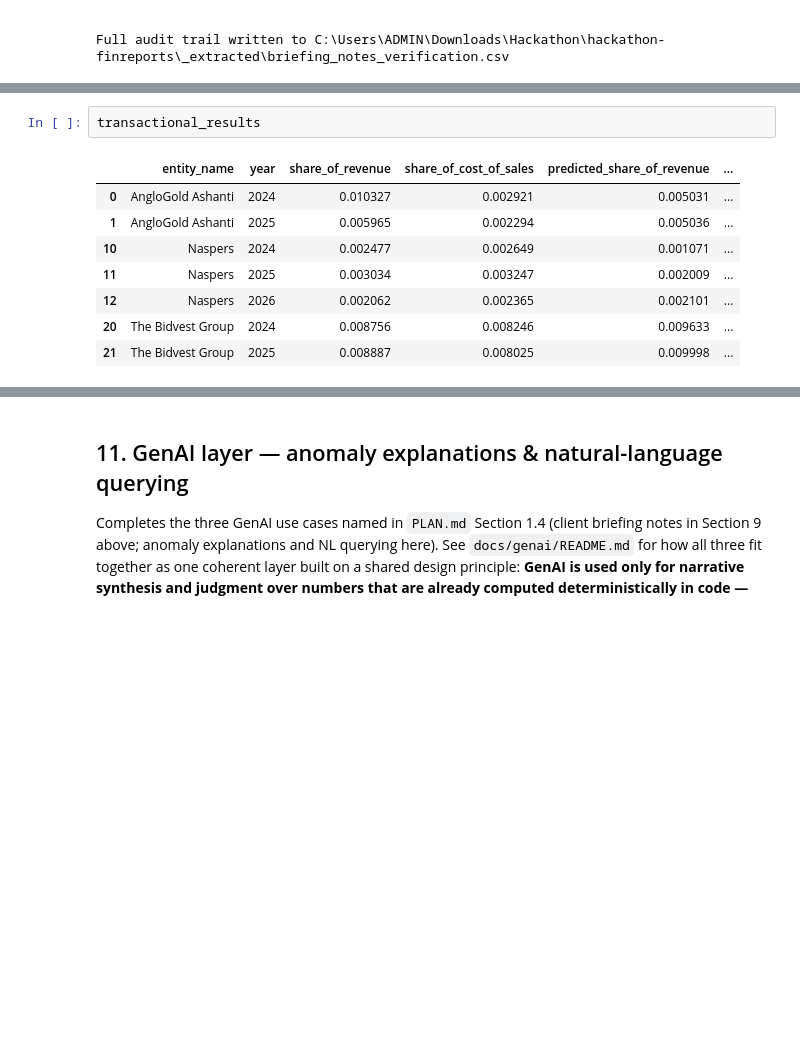
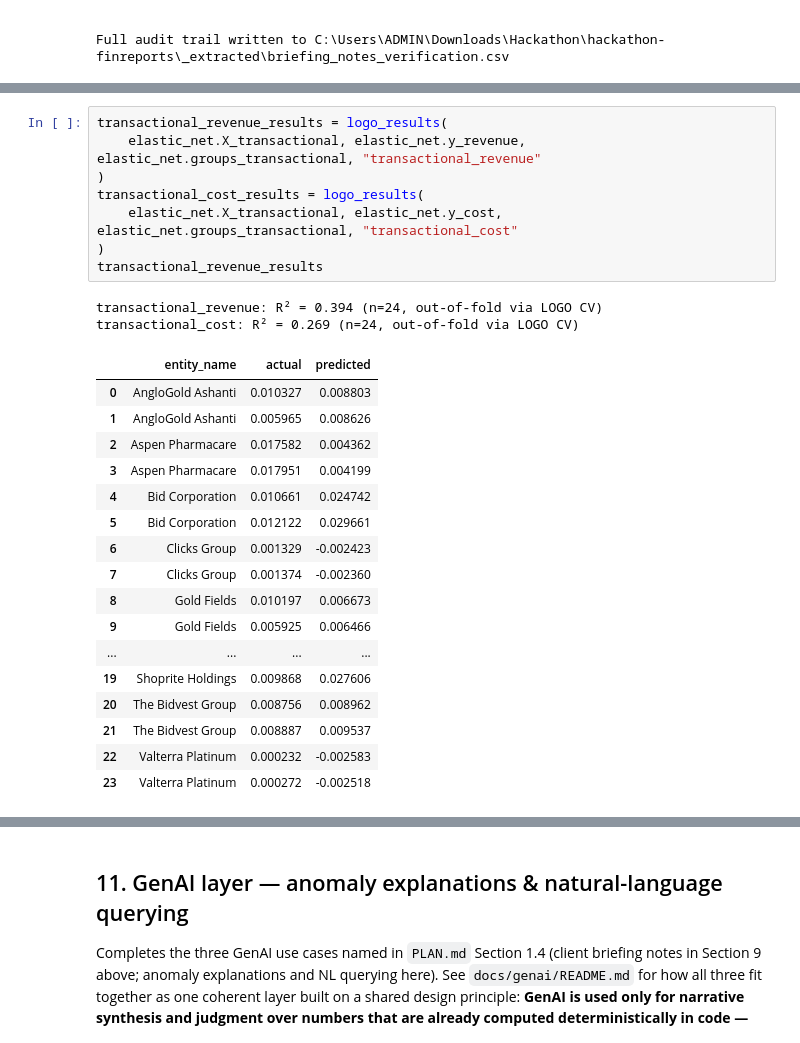
Before and after one commit to wiz-20/Root3, a Jupyter notebook: wallet_engine.ipynb, the cells around one changed output, grey strips where cells are left out. Drawn from its saved outputs; the diff is of its cells as text; blank space fills up the shorter version.

```diff
--- a/wallet_engine.ipynb
+++ b/wallet_engine.ipynb
@@ -427,12 +425,29 @@ transactional - share_of_cost_of_sales: R² = 0.510 (n_test=7)
 # %%
-transactional_results
+transactional_revenue_results = logo_results(
+    elastic_net.X_transactional, elastic_net.y_revenue, elastic_net.groups_transactional, "transactional_revenue"
+)
+transactional_cost_results = logo_results(
+    elastic_net.X_transactional, elastic_net.y_cost, elastic_net.groups_transactional, "transactional_cost"
+)
+transactional_revenue_results
 # %% [output]
+transactional_revenue: R² = 0.394 (n=24, out-of-fold via LOGO CV)
+transactional_cost: R² = 0.269 (n=24, out-of-fold via LOGO CV)
-|  | entity_name | year | share_of_revenue | share_of_cost_of_sales | predicted_share_of_revenue | ... |
-| 0 | AngloGold Ashanti | 2024 | 0.010327 | 0.002921 | 0.005031 | ... |
-| 1 | AngloGold Ashanti | 2025 | 0.005965 | 0.002294 | 0.005036 | ... |
-| 10 | Naspers | 2024 | 0.002477 | 0.002649 | 0.001071 | ... |
-| 11 | Naspers | 2025 | 0.003034 | 0.003247 | 0.002009 | ... |
-| 12 | Naspers | 2026 | 0.002062 | 0.002365 | 0.002101 | ... |
-| 20 | The Bidvest Group | 2024 | 0.008756 | 0.008246 | 0.009633 | ... |
-| 21 | The Bidvest Group | 2025 | 0.008887 | 0.008025 | 0.009998 | ... |
+|  | entity_name | actual | predicted |
+| 0 | AngloGold Ashanti | 0.010327 | 0.008803 |
+| 1 | AngloGold Ashanti | 0.005965 | 0.008626 |
+| 2 | Aspen Pharmacare | 0.017582 | 0.004362 |
+| 3 | Aspen Pharmacare | 0.017951 | 0.004199 |
+| 4 | Bid Corporation | 0.010661 | 0.024742 |
+| 5 | Bid Corporation | 0.012122 | 0.029661 |
+| 6 | Clicks Group | 0.001329 | -0.002423 |
+| 7 | Clicks Group | 0.001374 | -0.002360 |
+| 8 | Gold Fields | 0.010197 | 0.006673 |
+| 9 | Gold Fields | 0.005925 | 0.006466 |
+| ... | ... | ... | ... |
+| 19 | Shoprite Holdings | 0.009868 | 0.027606 |
+| 20 | The Bidvest Group | 0.008756 | 0.008962 |
+| 21 | The Bidvest Group | 0.008887 | 0.009537 |
+| 22 | Valterra Platinum | 0.000232 | -0.002583 |
+| 23 | Valterra Platinum | 0.000272 | -0.002518 |
 # %%
```
Also changed, not shown: parts of 6 cells of this notebook.
